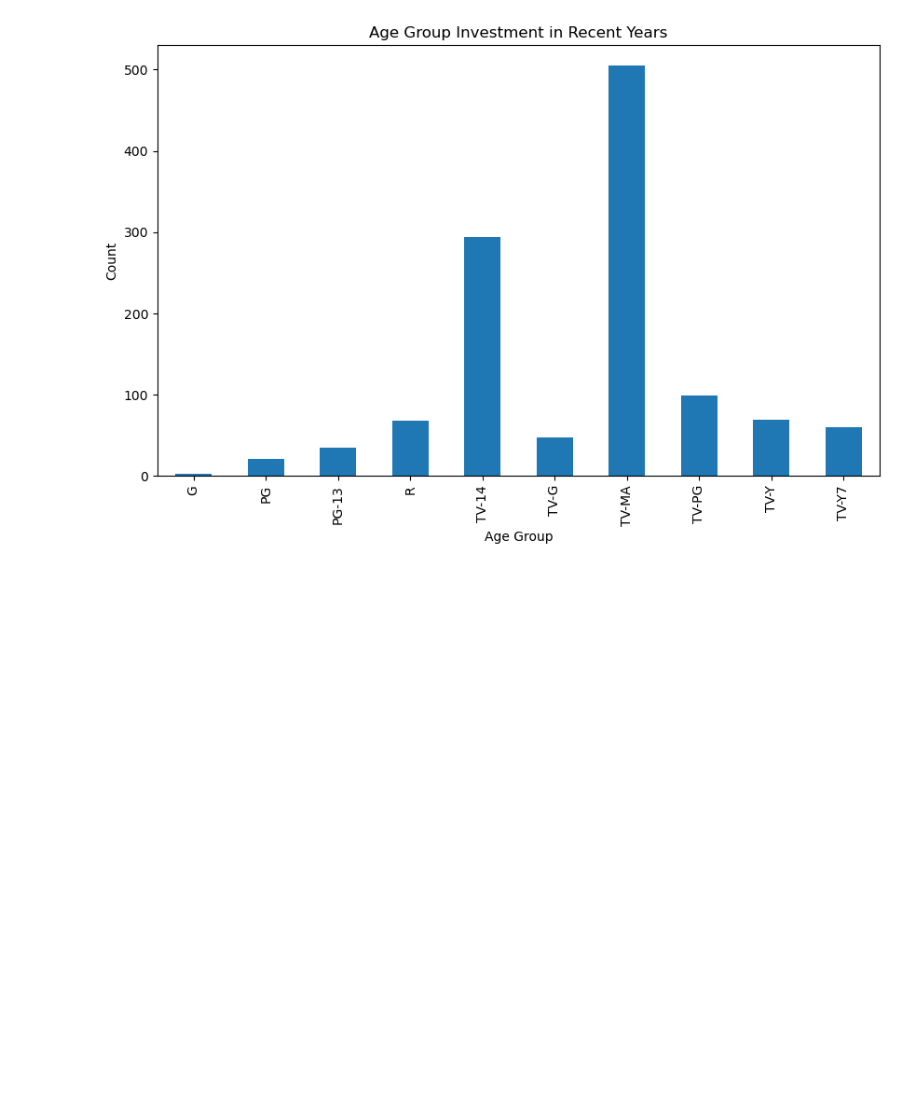
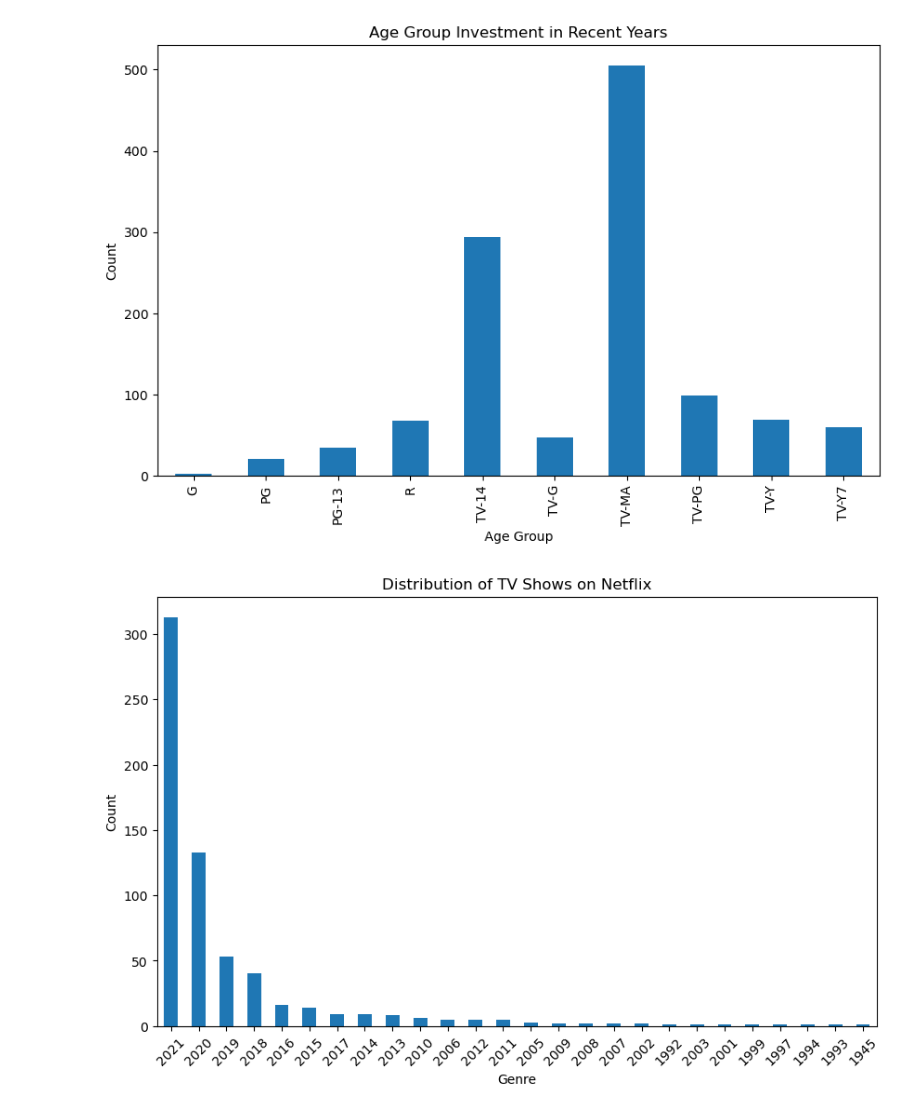
Before and after one commit to Mahmoudchebaane/projet-analyse, a Jupyter notebook: Index.ipynb, the cells around one changed output. Cells and saved outputs as stored; diff of their text form; code cells hidden in the pictures; blank space fills up the shorter version.

```diff
--- a/Index.ipynb
+++ b/Index.ipynb
@@ -437,3 +447,19 @@ plt.ylabel('Count')
 plt.show()
 # %% [output]
 [figure]
+# %%
+# Filtration
+tv_shows = df[df['type'] == 'TV Show']
+
+# Triez les tv show par année
+grouped_tv_shows = tv_shows.groupby('release_year').size().sort_values(ascending=False)
+# Traçage
+plt.figure(figsize=(10, 6))
+grouped_tv_shows.plot(kind='bar')
+plt.title('Distribution of TV Shows on Netflix')
+plt.xlabel('Genre')
+plt.ylabel('Count')
+plt.xticks(rotation=45)
+plt.show()
+# %% [output]
+[figure, added]
```
Also changed, not shown: parts of 9 cells of this notebook, 3 other files.
